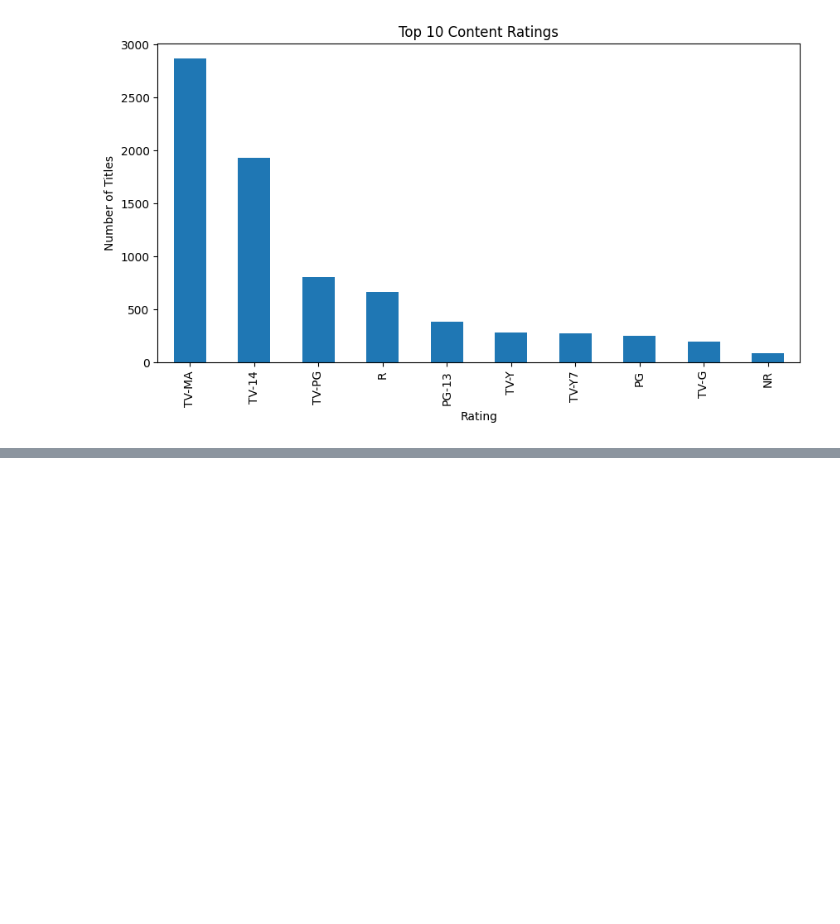
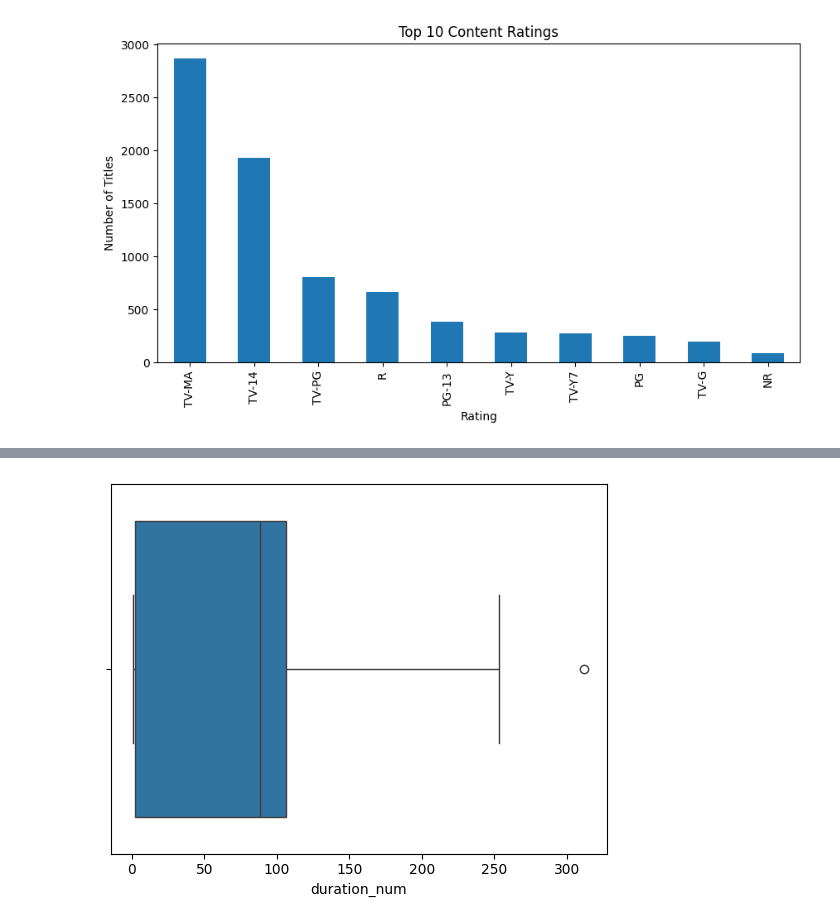
Before and after one commit to neha-dhananju/Netflix_project, a Jupyter notebook: notebooks/research.ipynb, the cells around one changed output, grey strips where cells are left out. Cells and saved outputs as stored; diff of their text form; code cells hidden in the pictures; blank space fills up the shorter version.

```diff
--- a/notebooks/research.ipynb
+++ b/notebooks/research.ipynb
@@ -413,0 +352,8 @@ plt.show()
+# %%
+# Create a numeric duration column for movies
+data['duration_num'] = data['duration'].str.extract('(\d+)').astype(float)
+
+sns.boxplot(x=data['duration_num'])
+plt.show()
+# %% [output]
+[figure, added]
```
Also changed, not shown: parts of 30 cells of this notebook.
